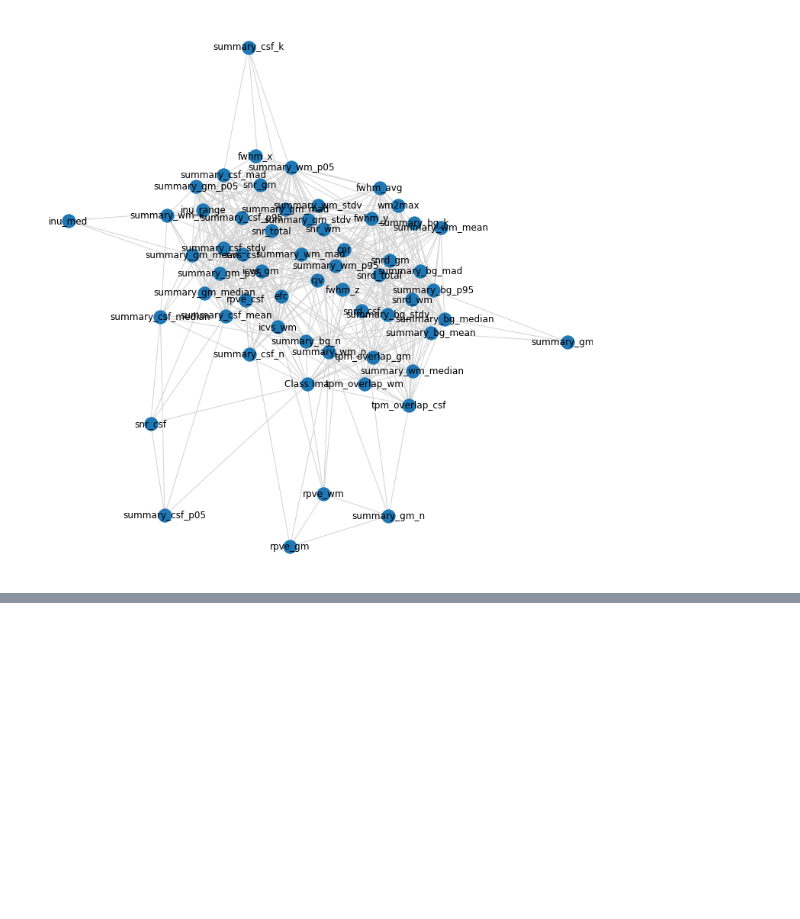
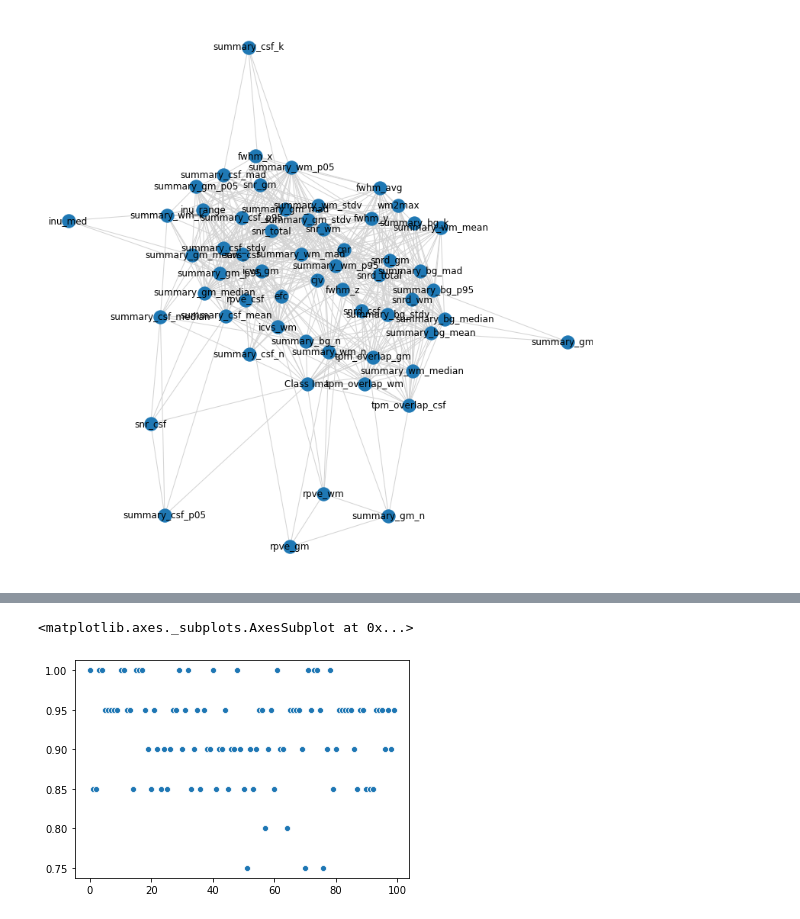
Before and after one commit to FMendezSlc/PREMCAS_COLAB, a Jupyter notebook: Classification_task.ipynb, the cells around one changed output, grey strips where cells are left out. Cells and saved outputs as stored; diff of their text form; code cells hidden in the pictures; blank space fills up the shorter version.

```diff
--- a/Classification_task.ipynb
+++ b/Classification_task.ipynb
@@ -477,0 +530,5 @@ for ii in clique.cliques_containing_node(Cor_g, nodes = 'Class Ima'):
+# %%
+sns.scatterplot(data = pd.Series(svc_accuracy))
+# %% [output]
+<matplotlib.axes._subplots.AxesSubplot at 0x...>
+[figure, added]
```
Also changed, not shown: parts of 12 cells of this notebook, 4 other files.
